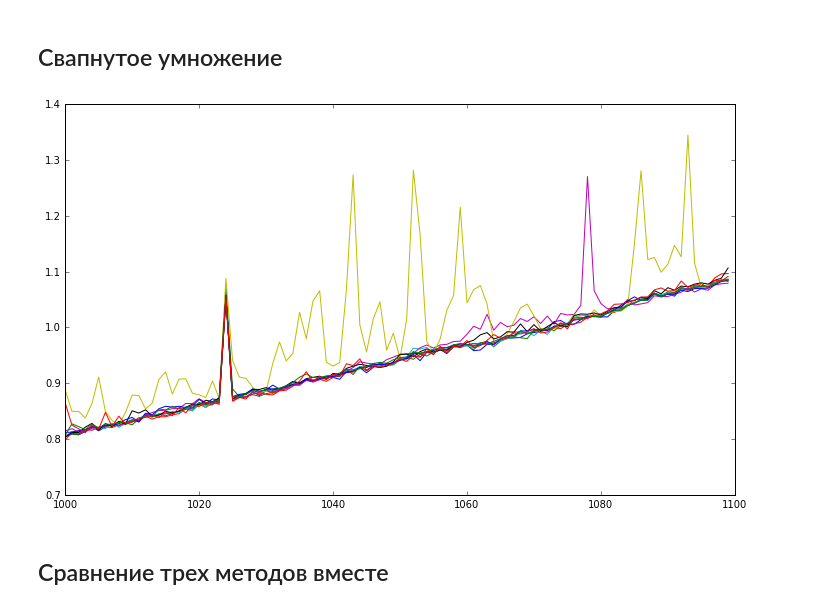
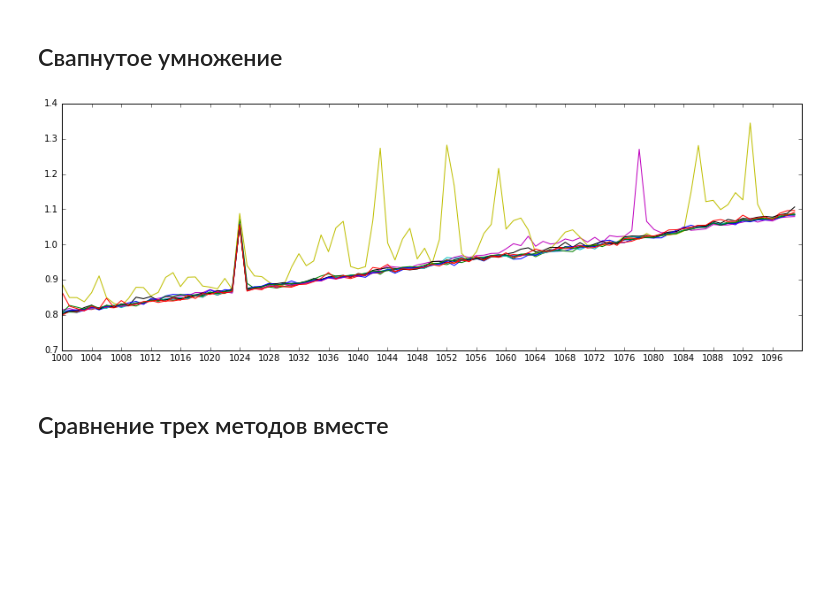
Before and after one commit to matveinazaruk/mag_tolstikov, a Jupyter notebook: 1000_1100.ipynb, the cells around one changed output. Cells and saved outputs as stored; diff of their text form; code cells hidden in the pictures; blank space fills up the shorter version.

```diff
--- a/1000_1100.ipynb
+++ b/1000_1100.ipynb
@@ -1,6 +1,7 @@
 # %%
 %matplotlib inline
 import matplotlib.pyplot as plt
+import numpy as np
 
 simple_results = []
 with open('simple_results_1000_1100.txt') as fin:
@@ -18,4 +19,4 @@ with open('swapped_results_1000_1100.txt') as fin:
         swapped_results.append([float(n) for n in line.split()])
 
 
-plt.rcParams["figure.figsize"] = (15, 7)
+plt.rcParams["figure.figsize"] = (15, 5)
@@ -40,8 +63,11 @@ plt.show()
 # %%
 for results in swapped_results:
     plt.plot(xrange(1000, 1100), results)
+
+
+plt.xticks(np.arange(1000, 1100, 4))
 plt.show()
 # %% [output]
-[figure, old version]
+[figure, new version]
 # %% [markdown]
 ## Сравнение трех методов вместе
```
Also changed, not shown: parts of 6 cells of this notebook, 1 other file.
